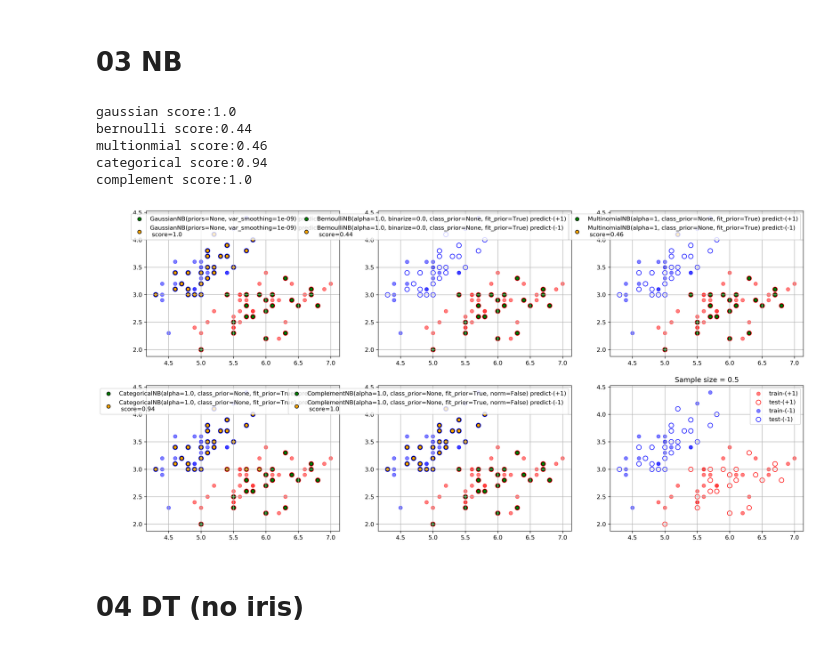
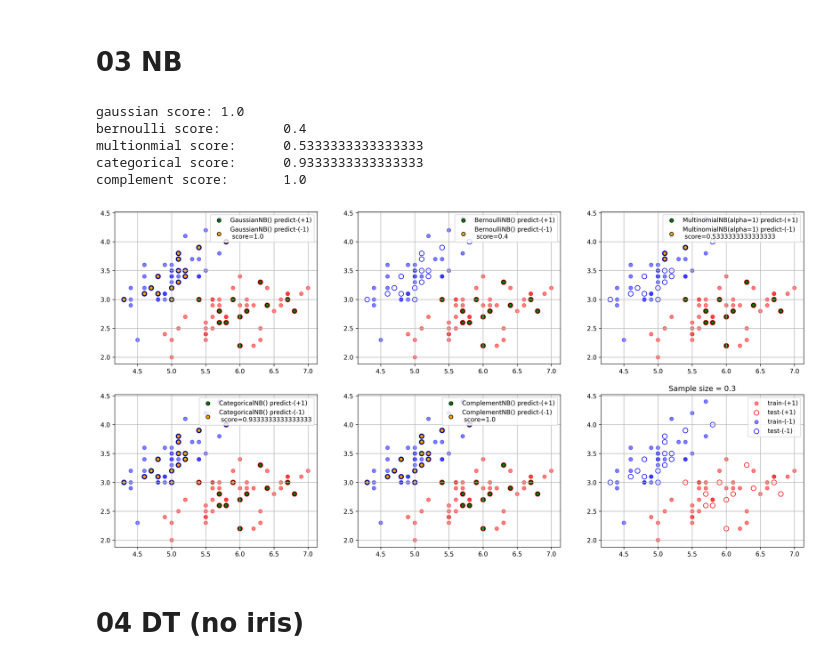
Before and after one commit to Felix-Chan-12/SLM-01, a Jupyter notebook: sklearn_ml.ipynb, the cells around one changed output. Drawn from its saved outputs; the diff is of its cells as text; code cells hidden in the pictures.

```diff
--- a/sklearn_ml.ipynb
+++ b/sklearn_ml.ipynb
@@ -118,10 +138,26 @@ plt.show()
 # %% [markdown]
 # 03 NB
 # %%
+import numpy as np
+from matplotlib import pyplot as plt
+from sklearn.datasets import load_iris
+import pandas as pd
+# load data
+iris = load_iris()
+
+'''
+iris的数据集的解释见最开头部分
+'''
+df = pd.DataFrame(iris.data, columns=iris.feature_names)
+df['label'] = iris.target
+df = df.iloc[:100,[0,1,-1]]
+data = np.array(df)
+X,y = data[:,:-1], data[:,-1]
+y[y==0] = -1
 
 from sklearn.model_selection import train_test_split
 # 将数据集和标签集进行划分，30%作为训练集，其余做测试集
-test_Size_nB=0.5
+test_Size_nB=0.3
 X_train, X_test, y_train, y_test = train_test_split(X, y, test_size=test_Size_nB, random_state=2)
 
 import sklearn.naive_bayes as bayes
@@ -144,46 +180,46 @@ score_multionmial = mNB.score(X_test,y_test)
 score_categorical = catNB.score(X_test, y_test)
 score_complement  = comNB.score(X_test, y_test)
 
-print("gaussian score:"   +str(score_gaussian))
-print("bernoulli score:"  +str(score_bernoulli))
-print("multionmial score:"+str(score_multionmial))
-print("categorical score:"+str(score_categorical))
-print("complement score:" +str(score_complement))
+print("gaussian score:\t"   +str(score_gaussian))
+print("bernoulli score:\t"  +str(score_bernoulli))
+print("multionmial score:\t"+str(score_multionmial))
+print("categorical score:\t"+str(score_categorical))
+print("complement score:\t" +str(score_complement))
 
 plt.figure(figsize=[20,10],dpi=300)
 
 for fig_loc, nb_type in zip([231,232,233,234,235,236], [gNB, bNB, mNB, catNB, comNB, None]):
     if nb_type is not None:
         nb_predict = nb_type.predict(X_test)
         plt.subplot(fig_loc)
         plt.scatter(X_train[y_train==1,0],X_train[y_train==1,1],  c='r',alpha=0.5);
         plt.scatter(X_test[y_test==1,0],X_test[y_test==1,1],c='white',  edgecolors='r',s=60);
         plt.scatter(X_test[nb_predict==1,0], X_test[nb_predict==1,1], c='green', edgecolors='k',label=f'{nb_type} predict-(+1)');
 
 
         plt.scatter(X_train[y_train==-1,0],X_train[y_train==-1,1],c='b',alpha=0.5);
         plt.scatter(X_test[y_test==-1,0],X_test[y_test==-1,1],c='white',edgecolors='b',s=60);
         plt.scatter(X_test[nb_predict==-1,0],X_test[nb_predict==-1,1],c='orange',edgecolors='k',label=f'{nb_type} predict-(-1)\n score={nb_type.score(X_test,y_test)}');
         plt.grid()
         plt.legend(loc='best')
     else:
         plt.subplot(fig_loc)
         plt.scatter(X_train[y_train==1,0],X_train[y_train==1,1],  c='r',label='train-(+1)',alpha=0.5);
         plt.scatter(X_test[y_test==1,0],X_test[y_test==1,1],c='white',  edgecolors='r',s=60,label='test-(+1)');
         plt.scatter(X_train[y_train==-1,0],X_train[y_train==-1,1],c='b',label='train-(-1)',alpha=0.5);
         plt.scatter(X_test[y_test==-1,0],X_test[y_test==-1,1],c='white',edgecolors='b',s=60,label='test-(-1)');
         plt.grid()
         plt.legend()
 
 plt.title(f'Sample size = {test_Size_nB}')
 plt.show()
 # %% [output]
-gaussian score:1.0
-bernoulli score:0.44
-multionmial score:0.46
-categorical score:0.94
-complement score:1.0
+gaussian score: 1.0
+bernoulli score:        0.4
+multionmial score:      0.5333333333333333
+categorical score:      0.9333333333333333
+complement score:       1.0
-[figure, old version]
+[figure, new version]
 # %% [markdown]
 # 04 DT (no iris)
 # %% [markdown]
```
Also changed, not shown: parts of 6 cells of this notebook.
